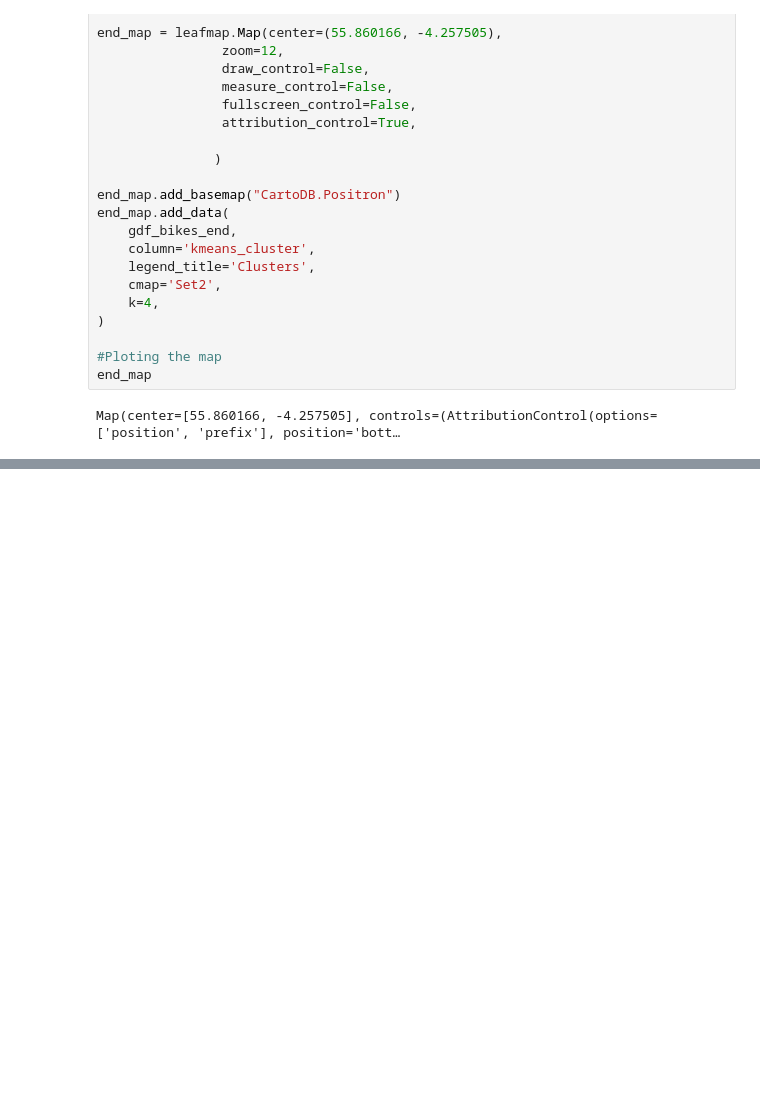
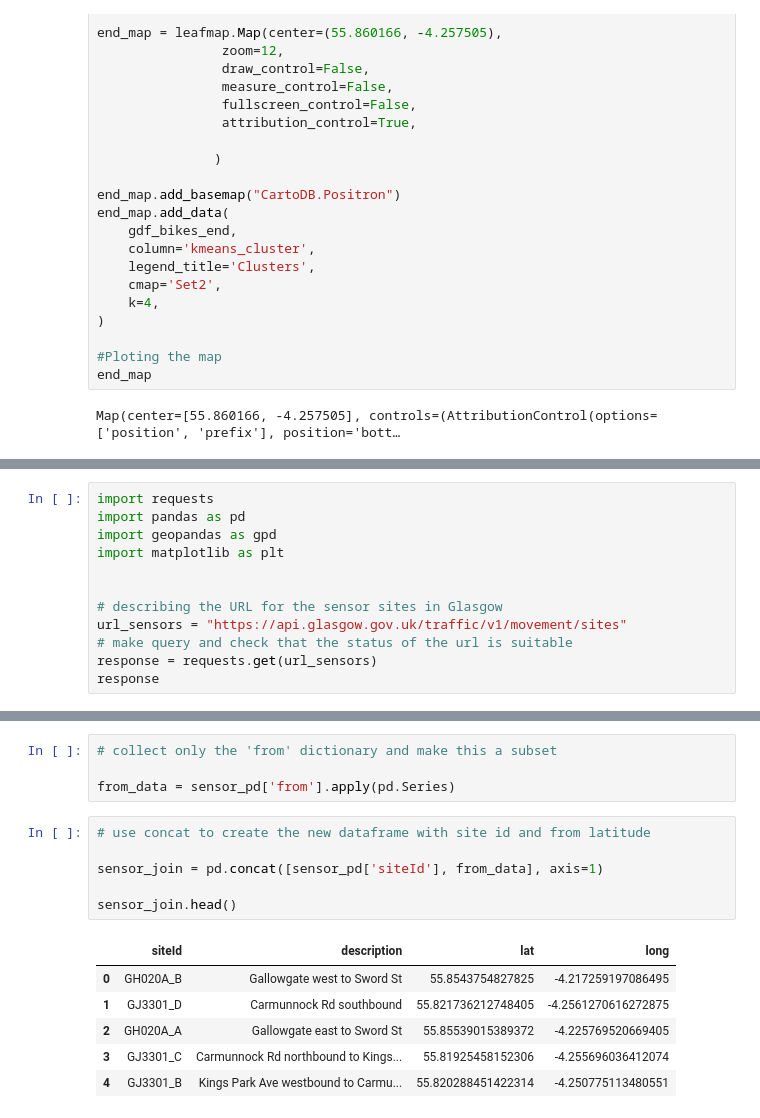
Before and after one commit to milliemcc/UA2, a Jupyter notebook: Assignment1/RepoPrototype/lab_2/Lab_2.ipynb, the cells around one changed output, grey strips where cells are left out. Saved outputs shown, nothing was run; the diff lists cells and outputs as text; blank space fills up the shorter version.

```diff
--- a/Assignment1/RepoPrototype/lab_2/Lab_2.ipynb
+++ b/Assignment1/RepoPrototype/lab_2/Lab_2.ipynb
@@ -247,0 +250,12 @@ Map(center=[55.860166, -4.257505], controls=(AttributionControl(options=['positi
+# %%
+import requests
+import pandas as pd
+import geopandas as gpd
+import matplotlib as plt
+
+
+# describing the URL for the sensor sites in Glasgow
+url_sensors = "https://api.glasgow.gov.uk/traffic/v1/movement/sites"
+# make query and check that the status of the url is suitable
+response = requests.get(url_sensors)
+response
@@ -247,0 +316,17 @@ Map(center=[55.860166, -4.257505], controls=(AttributionControl(options=['positi
+# %%
+# collect only the 'from' dictionary and make this a subset
+
+from_data = sensor_pd['from'].apply(pd.Series)
+# %%
+# use concat to create the new dataframe with site id and from latitude
+
+sensor_join = pd.concat([sensor_pd['siteId'], from_data], axis=1)
+
+sensor_join.head()
+# %% [output]
+|  | siteId | description | lat | long |
+| 0 | GH020A_B | Gallowgate west to Sword St | 55.8543754827825 | -4.217259197086495 |
+| 1 | GJ3301_D | Carmunnock Rd southbound | 55.821736212748405 | -4.2561270616272875 |
+| 2 | GH020A_A | Gallowgate east to Sword St | 55.85539015389372 | -4.225769520669405 |
+| 3 | GJ3301_C | Carmunnock Rd northbound to Kings... | 55.81925458152306 | -4.255696036412074 |
+| 4 | GJ3301_B | Kings Park Ave westbound to Carmu... | 55.820288451422314 | -4.250775113480551 |
```
Also changed, not shown: parts of 9 cells of this notebook, 1 other file.
